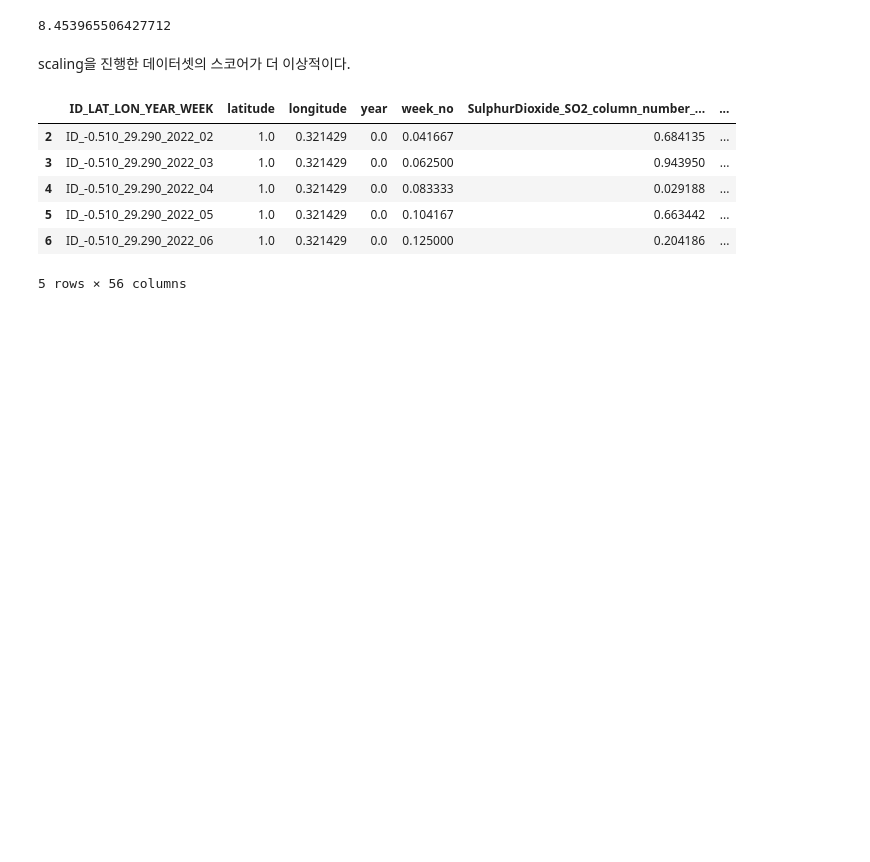
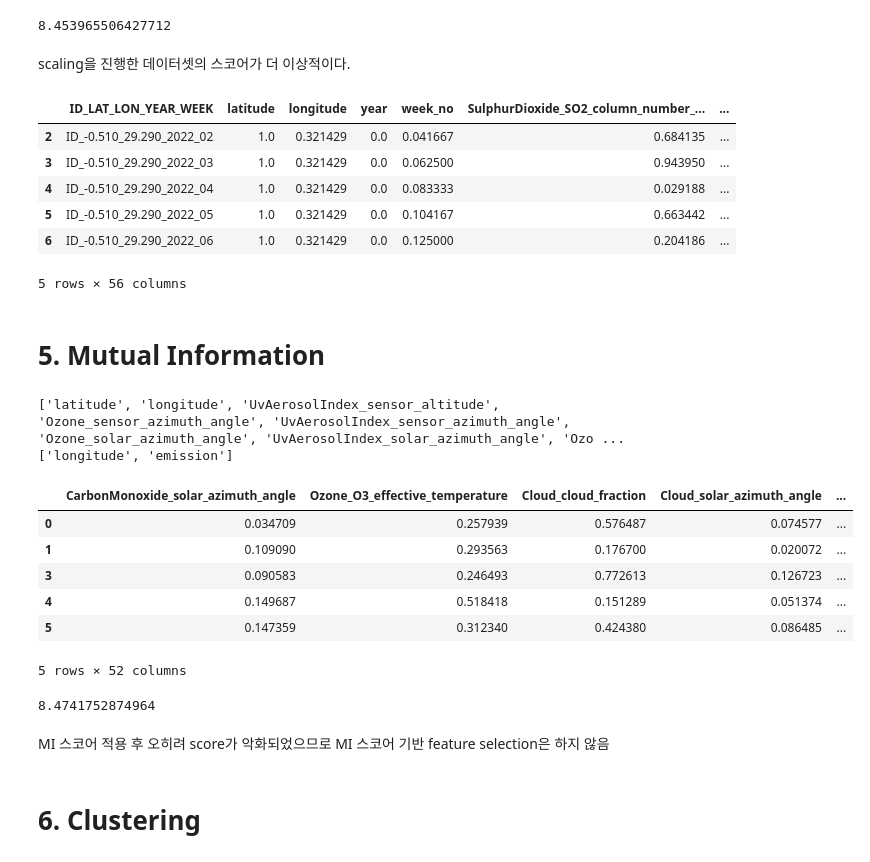
Before and after one commit to yudavid0611/kaggle-co2, a Jupyter notebook: main.ipynb, the cells around one changed output. Saved outputs shown, nothing was run; the diff lists cells and outputs as text; code cells hidden in the pictures; blank space fills up the shorter version.

Commit message:
mi score 모듈화 완료

```diff
--- a/main.ipynb
+++ b/main.ipynb
@@ -171,3 +171,29 @@ test_scaled.head()
 | 5 | ID_-0.510_29.290_2022_05 | 1.0 | 0.321429 | 0.0 | 0.104167 | 0.663442 | ... |
 | 6 | ID_-0.510_29.290_2022_06 | 1.0 | 0.321429 | 0.0 | 0.125000 | 0.204186 | ... |
 5 rows × 56 columns
+# %% [markdown]
+# 5. Mutual Information
+# %%
+train_mi, mi_selected_columns = mi_score(train_scaled, 'emission', 0.01, corr=True, corr_threshold=0.05)
+# %% [output]
+['latitude', 'longitude', 'UvAerosolIndex_sensor_altitude', 'Ozone_sensor_azimuth_angle', 'UvAerosolIndex_sensor_azimuth_angle', 'Ozone_solar_azimuth_angle', 'UvAerosolIndex_solar_azimuth_angle', 'Ozo ...
+['longitude', 'emission']
+# %%
+train_mi.head()
+# %% [output]
+|  | CarbonMonoxide_solar_azimuth_angle | Ozone_O3_effective_temperature | Cloud_cloud_fraction | Cloud_solar_azimuth_angle | ... |
+| 0 | 0.034709 | 0.257939 | 0.576487 | 0.074577 | ... |
+| 1 | 0.109090 | 0.293563 | 0.176700 | 0.020072 | ... |
+| 3 | 0.090583 | 0.246493 | 0.772613 | 0.126723 | ... |
+| 4 | 0.149687 | 0.518418 | 0.151289 | 0.051374 | ... |
+| 5 | 0.147359 | 0.312340 | 0.424380 | 0.086485 | ... |
+5 rows × 52 columns
+# %%
+score = score_dataset(train_mi, 'emission')
+score
+# %% [output]
+8.4741752874964
+# %% [markdown]
+MI 스코어 적용 후 오히려 score가 악화되었으므로 MI 스코어 기반 feature selection은 하지 않음
+# %% [markdown]
+# 6. Clustering
```
Also changed, not shown: parts of 1 cell of this notebook, 3 other files.
